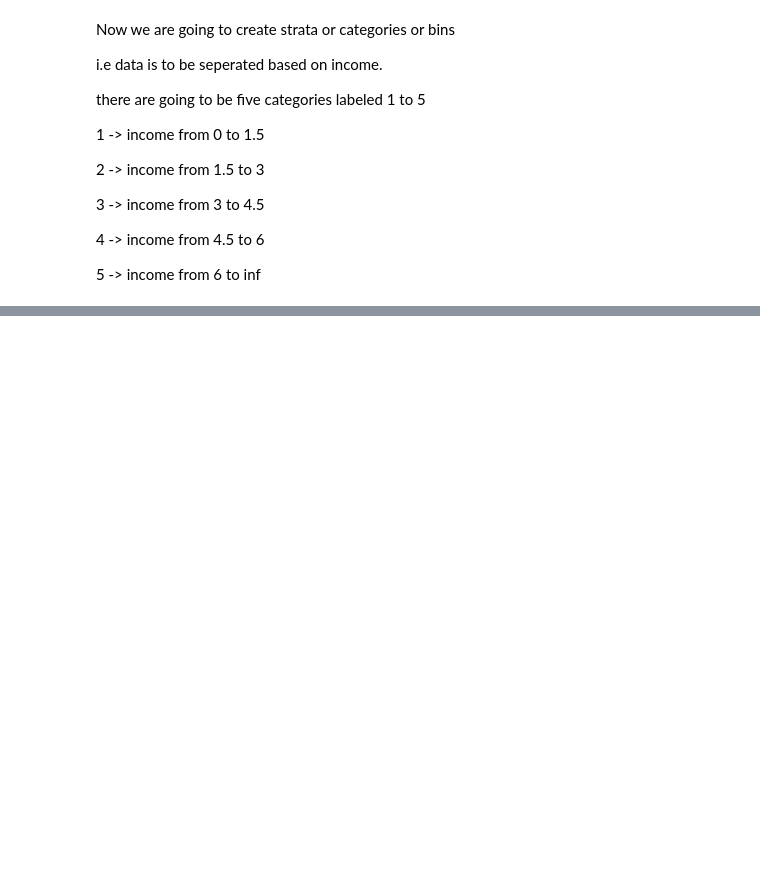
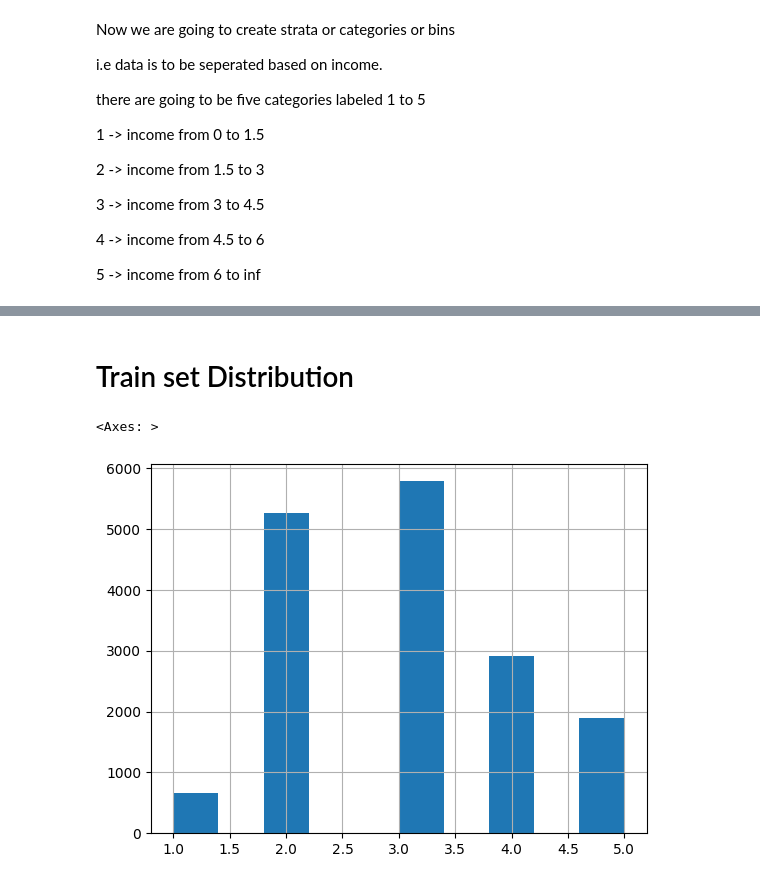
Before and after one commit to akashnarwal7/Califlornia-Housing-Price-Prediction-Model, a Jupyter notebook: HousePricePrediction.ipynb, the cells around one changed output, grey strips where cells are left out. Saved outputs shown, nothing was run; the diff lists cells and outputs as text; code cells hidden in the pictures; blank space fills up the shorter version.

```diff
--- a/HousePricePrediction.ipynb
+++ b/HousePricePrediction.ipynb
@@ -382,0 +392,27 @@ housing_copy.head()
+# %%
+from sklearn.model_selection import StratifiedShuffleSplit
+split=StratifiedShuffleSplit(n_splits=1,test_size=0.2,random_state=42)
+# split(x,y) where y is the all values of income feature
+# x is dataset
+# it ensures both train _Split and test_split conatins same proportions of categories as it is in original Data.
+# original Data ,Train and test all contains same proportions of Data.
+splittedIndices=split.split(housing,housing['income_cat'])
+# splittedIndices[i][0]
+# SplttedIndices[i][1]
+for train_index,test_index in splittedIndices:
+  strat_train_set=housing.loc[train_index]
+  strat_test_set=housing.loc[test_index]
+
+#Now the train set is strat Train set
+
+#Now the test set is start test set
+
+train_set=strat_train_set.copy()
+test_set=strat_test_set.copy()
+# %% [markdown]
+# Train set Distribution
+# %%
+train_set['income_cat'].hist()
+# %% [output]
+<Axes: >
+[figure, added]
```
Also changed, not shown: parts of 11 cells of this notebook.
